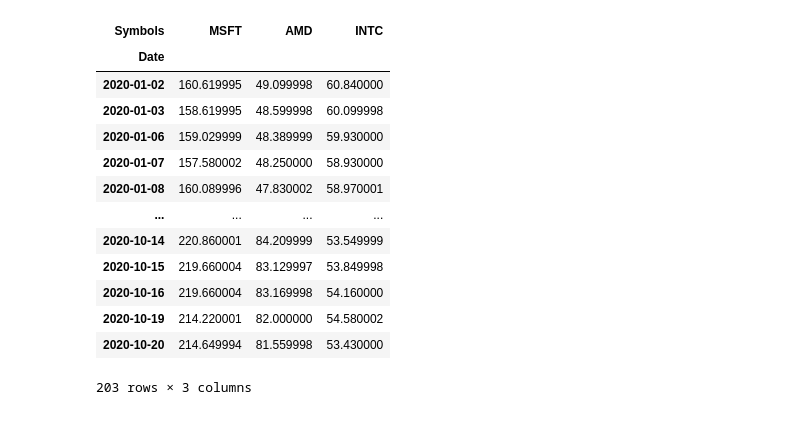
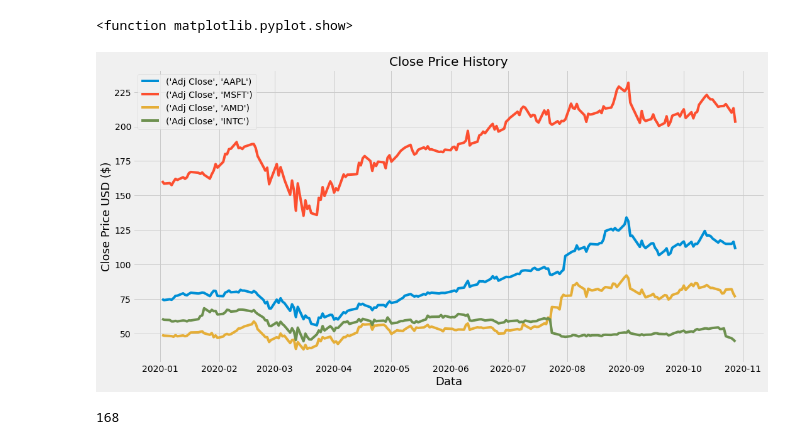
Before and after one commit to gtagency/stock-forecaster, a Jupyter notebook: lstm/StocksPrediction.ipynb, the cells around one changed output. Saved outputs shown, nothing was run; the diff lists cells and outputs as text; code cells hidden in the pictures.

```diff
--- a/lstm/StocksPrediction.ipynb
+++ b/lstm/StocksPrediction.ipynb
@@ -40,19 +42,24 @@ tc
-# %%
-#Get previous stock quotes for predictor companies
-pred_quotes = reader.DataReader(predictor_companies, data_source='yahoo', start='2020-01-01')
-pred_quotes['Close']
-# %% [output]
-| Symbols | MSFT | AMD | INTC |
-| Date |  |  |  |
-| 2020-01-02 | 160.619995 | 49.099998 | 60.840000 |
-| 2020-01-03 | 158.619995 | 48.599998 | 60.099998 |
-| 2020-01-06 | 159.029999 | 48.389999 | 59.930000 |
-| 2020-01-07 | 157.580002 | 48.250000 | 58.930000 |
-| 2020-01-08 | 160.089996 | 47.830002 | 58.970001 |
-| ... | ... | ... | ... |
-| 2020-10-14 | 220.860001 | 84.209999 | 53.549999 |
-| 2020-10-15 | 219.660004 | 83.129997 | 53.849998 |
-| 2020-10-16 | 219.660004 | 83.169998 | 54.160000 |
-| 2020-10-19 | 214.220001 | 82.000000 | 54.580002 |
-| 2020-10-20 | 214.649994 | 81.559998 | 53.430000 |
-203 rows × 3 columns
+# %%
+#Visualize the closing price history for company data
+plt.figure(figsize=(16, 8))
+plt.title('Close Price History')
+plt.plot(quotes.Close)
+plt.legend(quotes)
+plt.xlabel('Data', fontsize=18)
+plt.ylabel('Close Price USD ($)', fontsize=18)
+plt.show
+# %% [output]
+<function matplotlib.pyplot.show>
+[figure, added]
+# %%
+#Create new data frames from only the Close column
+data = quotes.Close
+
+#Convert the data frames to an array
+dataset = data.values
+
+#Convert the number of rows to train the model on
+training_data_len = math.ceil(len(dataset) * .8)
+training_data_len
+# %% [output]
+168
```
Also changed, not shown: parts of 19 cells of this notebook, 1 other file.
